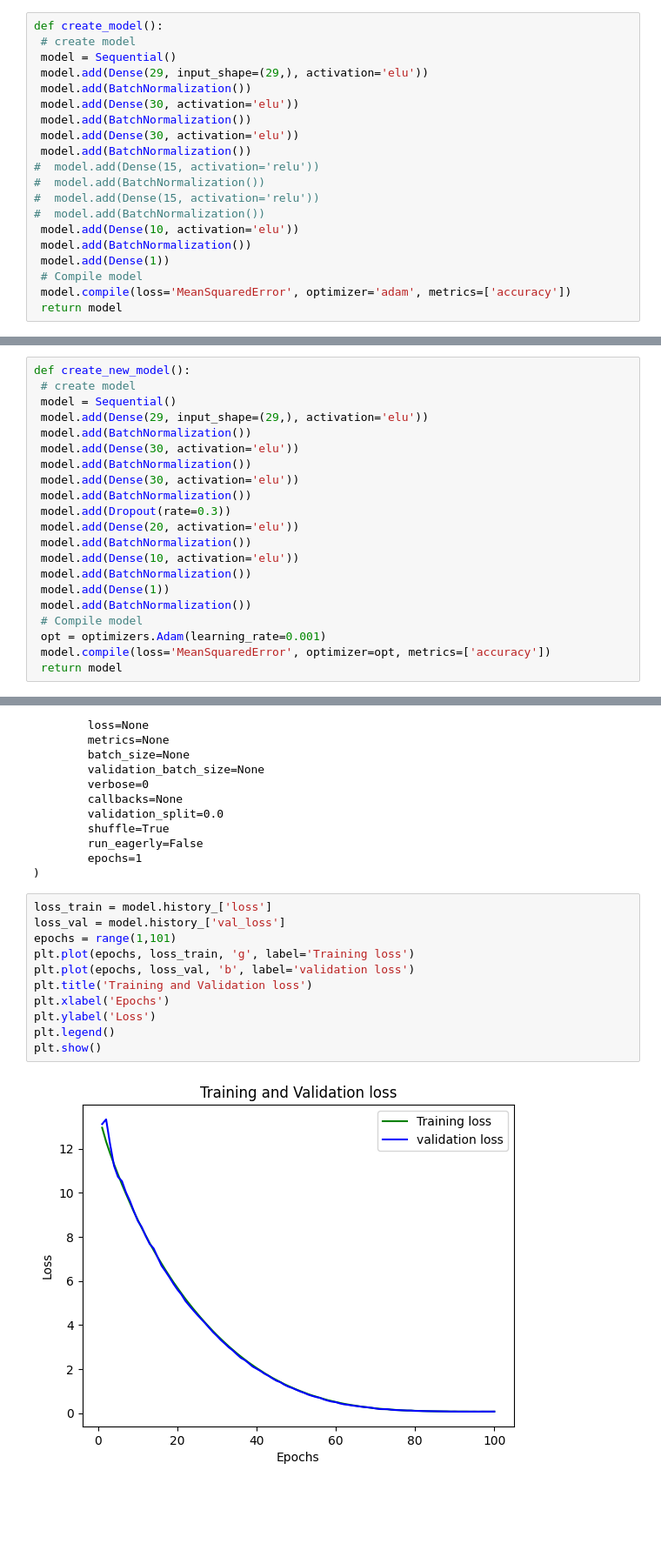
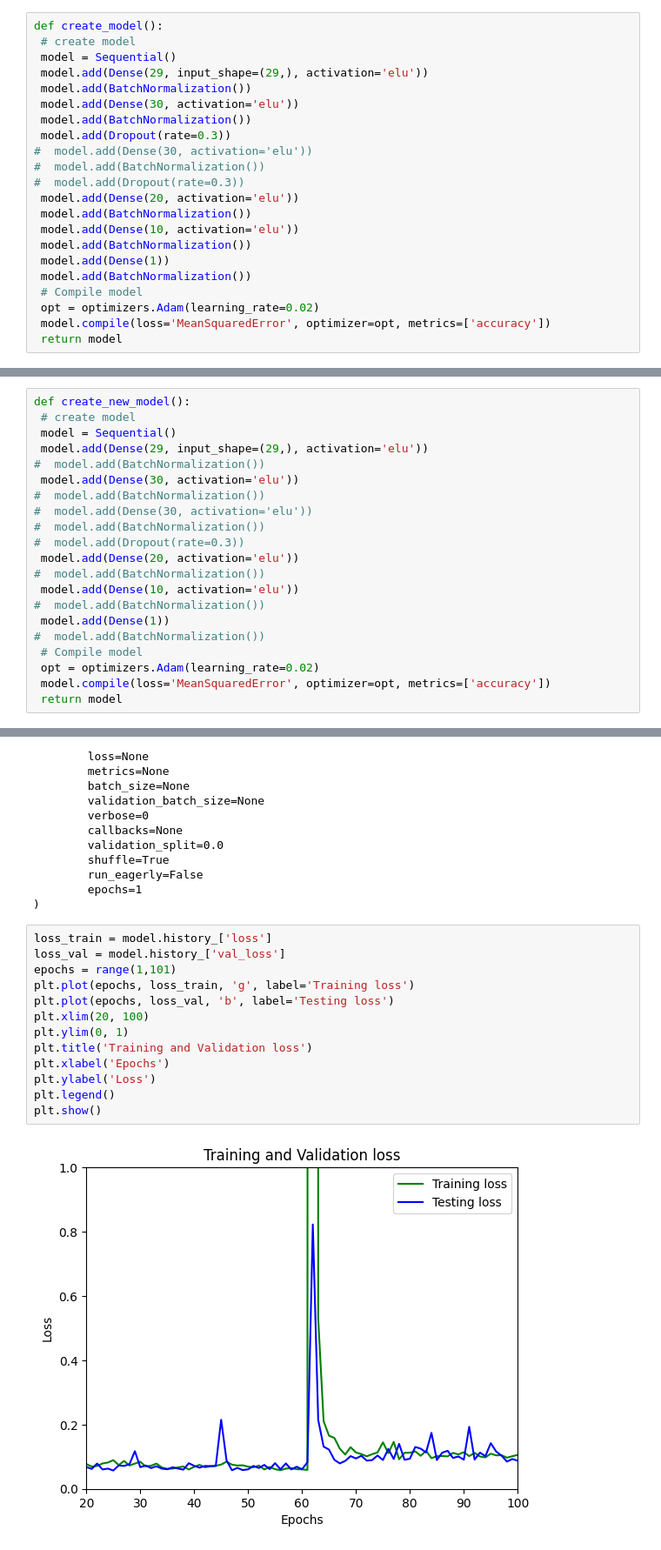
Before and after one commit to respera2/tjl, a Jupyter notebook: Conjugated Polymers Dataset/CP_NN.ipynb, the cells around one changed output, grey strips where cells are left out. Shown: that part at 87% size. Drawn from its saved outputs; the diff is of its cells as text; blank space fills up the shorter version.

```diff
--- a/Conjugated Polymers Dataset/CP_NN.ipynb
+++ b/Conjugated Polymers Dataset/CP_NN.ipynb
@@ -39,17 +39,19 @@ def create_model():
  model.add(BatchNormalization())
  model.add(Dense(30, activation='elu'))
  model.add(BatchNormalization())
- model.add(Dense(30, activation='elu'))
+ model.add(Dropout(rate=0.3))
+#  model.add(Dense(30, activation='elu'))
+#  model.add(BatchNormalization())
+#  model.add(Dropout(rate=0.3))
+ model.add(Dense(20, activation='elu'))
  model.add(BatchNormalization())
-#  model.add(Dense(15, activation='relu'))
-#  model.add(BatchNormalization())
-#  model.add(Dense(15, activation='relu'))
-#  model.add(BatchNormalization())
  model.add(Dense(10, activation='elu'))
  model.add(BatchNormalization())
  model.add(Dense(1))
+ model.add(BatchNormalization())
  # Compile model
- model.compile(loss='MeanSquaredError', optimizer='adam', metrics=['accuracy'])
+ opt = optimizers.Adam(learning_rate=0.02)
+ model.compile(loss='MeanSquaredError', optimizer=opt, metrics=['accuracy'])
  return model
 # %%
 data = pd.read_csv('CP_Data.csv')
@@ -143,20 +145,20 @@ def create_new_model():
  # create model
  model = Sequential()
  model.add(Dense(29, input_shape=(29,), activation='elu'))
- model.add(BatchNormalization())
+#  model.add(BatchNormalization())
  model.add(Dense(30, activation='elu'))
- model.add(BatchNormalization())
- model.add(Dense(30, activation='elu'))
- model.add(BatchNormalization())
- model.add(Dropout(rate=0.3))
+#  model.add(BatchNormalization())
+#  model.add(Dense(30, activation='elu'))
+#  model.add(BatchNormalization())
+#  model.add(Dropout(rate=0.3))
  model.add(Dense(20, activation='elu'))
- model.add(BatchNormalization())
+#  model.add(BatchNormalization())
  model.add(Dense(10, activation='elu'))
- model.add(BatchNormalization())
+#  model.add(BatchNormalization())
  model.add(Dense(1))
- model.add(BatchNormalization())
+#  model.add(BatchNormalization())
  # Compile model
- opt = optimizers.Adam(learning_rate=0.001)
+ opt = optimizers.Adam(learning_rate=0.02)
  model.compile(loss='MeanSquaredError', optimizer=opt, metrics=['accuracy'])
  return model
 # %%
@@ -252,13 +254,15 @@ KerasRegressor(
 # %%
 loss_train = model.history_['loss']
 loss_val = model.history_['val_loss']
 epochs = range(1,101)
 plt.plot(epochs, loss_train, 'g', label='Training loss')
-plt.plot(epochs, loss_val, 'b', label='validation loss')
+plt.plot(epochs, loss_val, 'b', label='Testing loss')
+plt.xlim(20, 100)
+plt.ylim(0, 1)
 plt.title('Training and Validation loss')
 plt.xlabel('Epochs')
 plt.ylabel('Loss')
 plt.legend()
 plt.show()
 # %% [output]
-[figure, old version]
+[figure, new version]
```
Also changed, not shown: parts of 4 cells of this notebook, 57 other files.
